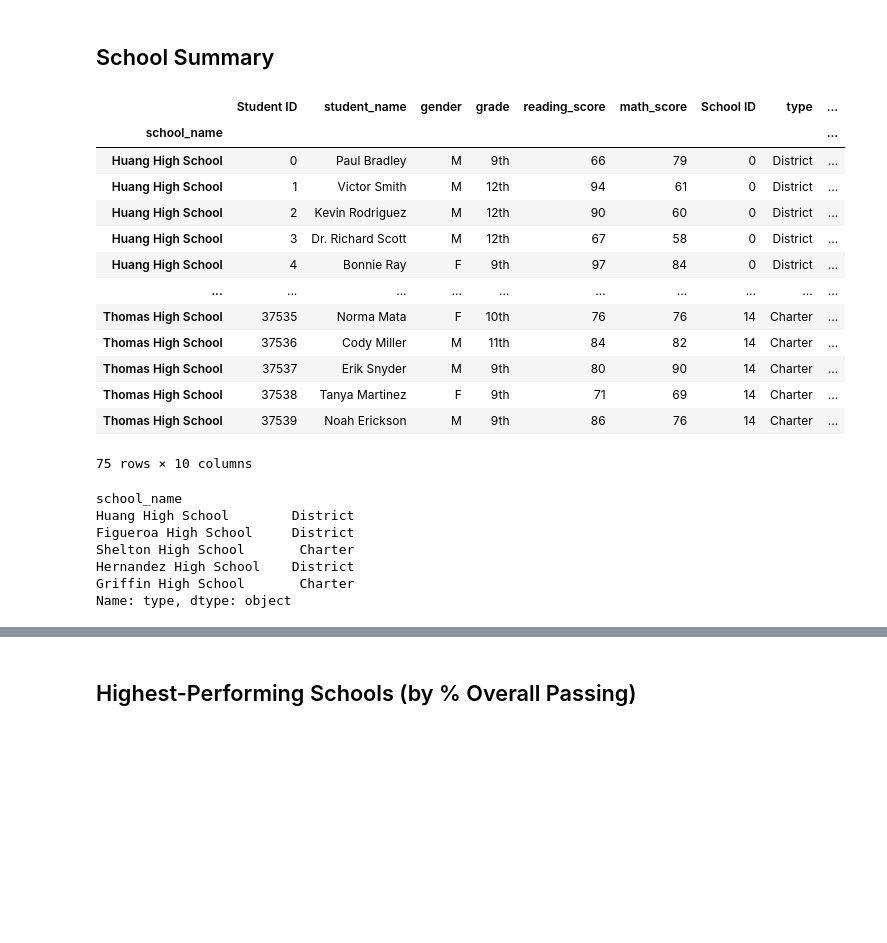
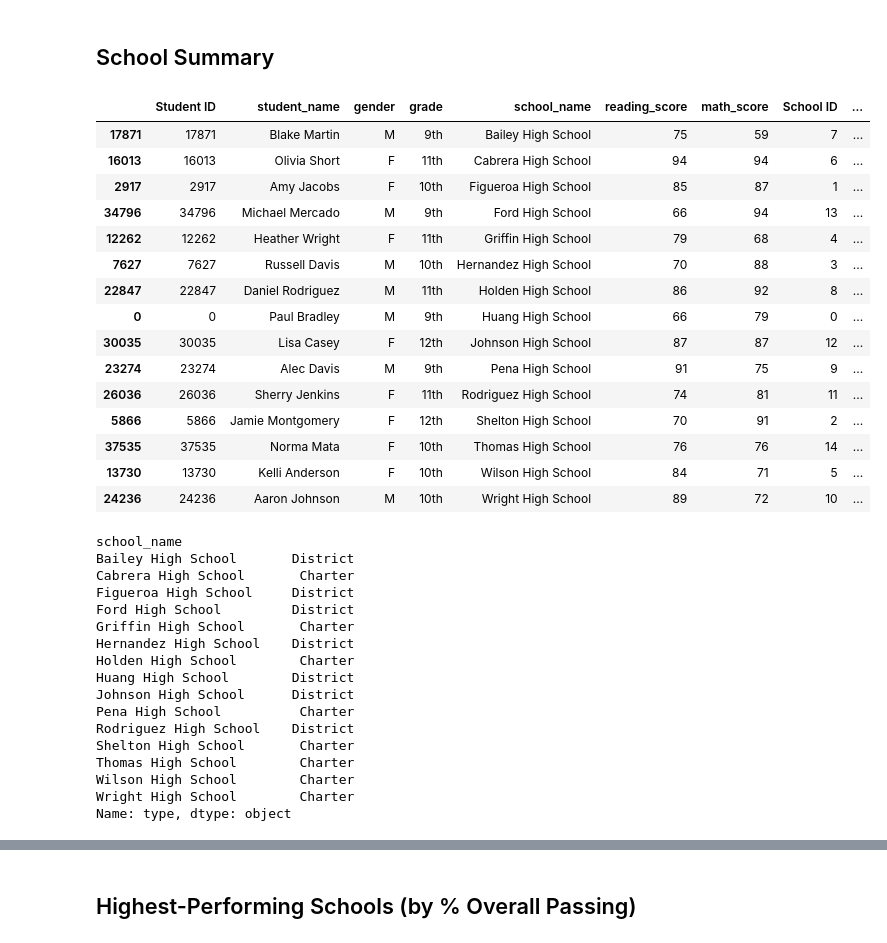
Before and after one commit to kcwaggs/pandas-challenge, a Jupyter notebook: PyCitySchools/PyCitySchools_2.ipynb, the cells around one changed output, grey strips where cells are left out. Cells and saved outputs as stored; diff of their text form; code cells hidden in the pictures; blank space fills up the shorter version.

```diff
--- a/PyCitySchools/PyCitySchools_2.ipynb
+++ b/PyCitySchools/PyCitySchools_2.ipynb
@@ -106,36 +106,48 @@ district_summary
 | Total Schools | 15 | 39,170 | $24,649,428.00 | 78.985371 | 81.87784 | 74.980853 | ... |
 # %% [markdown]
 ## School Summary
-# %%
-# Use the code provided to select all of the school names
-school_names = (school_data_complete.set_index(['school_name'])).groupby(['school_name'])
-school_names.head()
-# %% [output]
-|  | Student ID | student_name | gender | grade | reading_score | math_score | School ID | type | ... |
-| school_name |  |  |  |  |  |  |  |  | ... |
-| Huang High School | 0 | Paul Bradley | M | 9th | 66 | 79 | 0 | District | ... |
-| Huang High School | 1 | Victor Smith | M | 12th | 94 | 61 | 0 | District | ... |
-| Huang High School | 2 | Kevin Rodriguez | M | 12th | 90 | 60 | 0 | District | ... |
-| Huang High School | 3 | Dr. Richard Scott | M | 12th | 67 | 58 | 0 | District | ... |
-| Huang High School | 4 | Bonnie Ray | F | 9th | 97 | 84 | 0 | District | ... |
-| ... | ... | ... | ... | ... | ... | ... | ... | ... | ... |
-| Thomas High School | 37535 | Norma Mata | F | 10th | 76 | 76 | 14 | Charter | ... |
-| Thomas High School | 37536 | Cody Miller | M | 11th | 84 | 82 | 14 | Charter | ... |
-| Thomas High School | 37537 | Erik Snyder | M | 9th | 80 | 90 | 14 | Charter | ... |
-| Thomas High School | 37538 | Tanya Martinez | F | 9th | 71 | 69 | 14 | Charter | ... |
-| Thomas High School | 37539 | Noah Erickson | M | 9th | 86 | 76 | 14 | Charter | ... |
-75 rows × 10 columns
-# %%
-# Use the code provided to select all of the school types
-school_type = school_data.set_index('school_name')['type']
-school_type.head()
-# %% [output]
-school_name
-Huang High School        District
-Figueroa High School     District
-Shelton High School       Charter
-Hernandez High School    District
-Griffin High School       Charter
-Name: type, dtype: object
+# %%
+# remove duplicates
+no_duplicates = (school_data_complete.drop_duplicates(['school_name'])).sort_values('school_name', ascending=True)
+no_duplicates
+# %% [output]
+|  | Student ID | student_name | gender | grade | school_name | reading_score | math_score | School ID | ... |
+| 17871 | 17871 | Blake Martin | M | 9th | Bailey High School | 75 | 59 | 7 | ... |
+| 16013 | 16013 | Olivia Short | F | 11th | Cabrera High School | 94 | 94 | 6 | ... |
+| 2917 | 2917 | Amy Jacobs | F | 10th | Figueroa High School | 85 | 87 | 1 | ... |
+| 34796 | 34796 | Michael Mercado | M | 9th | Ford High School | 66 | 94 | 13 | ... |
+| 12262 | 12262 | Heather Wright | F | 11th | Griffin High School | 79 | 68 | 4 | ... |
+| 7627 | 7627 | Russell Davis | M | 10th | Hernandez High School | 70 | 88 | 3 | ... |
+| 22847 | 22847 | Daniel Rodriguez | M | 11th | Holden High School | 86 | 92 | 8 | ... |
+| 0 | 0 | Paul Bradley | M | 9th | Huang High School | 66 | 79 | 0 | ... |
+| 30035 | 30035 | Lisa Casey | F | 12th | Johnson High School | 87 | 87 | 12 | ... |
+| 23274 | 23274 | Alec Davis | M | 9th | Pena High School | 91 | 75 | 9 | ... |
+| 26036 | 26036 | Sherry Jenkins | F | 11th | Rodriguez High School | 74 | 81 | 11 | ... |
+| 5866 | 5866 | Jamie Montgomery | F | 12th | Shelton High School | 70 | 91 | 2 | ... |
+| 37535 | 37535 | Norma Mata | F | 10th | Thomas High School | 76 | 76 | 14 | ... |
+| 13730 | 13730 | Kelli Anderson | F | 10th | Wilson High School | 84 | 71 | 5 | ... |
+| 24236 | 24236 | Aaron Johnson | M | 10th | Wright High School | 89 | 72 | 10 | ... |
+# %%
+# school_names
+school_type = no_duplicates.set_index(['school_name'])['type']
+school_type
+# %% [output]
+school_name
+Bailey High School       District
+Cabrera High School       Charter
+Figueroa High School     District
+Ford High School         District
+Griffin High School       Charter
+Hernandez High School    District
+Holden High School        Charter
+Huang High School        District
+Johnson High School      District
+Pena High School          Charter
+Rodriguez High School    District
+Shelton High School       Charter
+Thomas High School        Charter
+Wilson High School        Charter
+Wright High School        Charter
+Name: type, dtype: object
 # %%
 # Calculate the total student count per school
```
Also changed, not shown: parts of 30 cells of this notebook, 1 other file.
